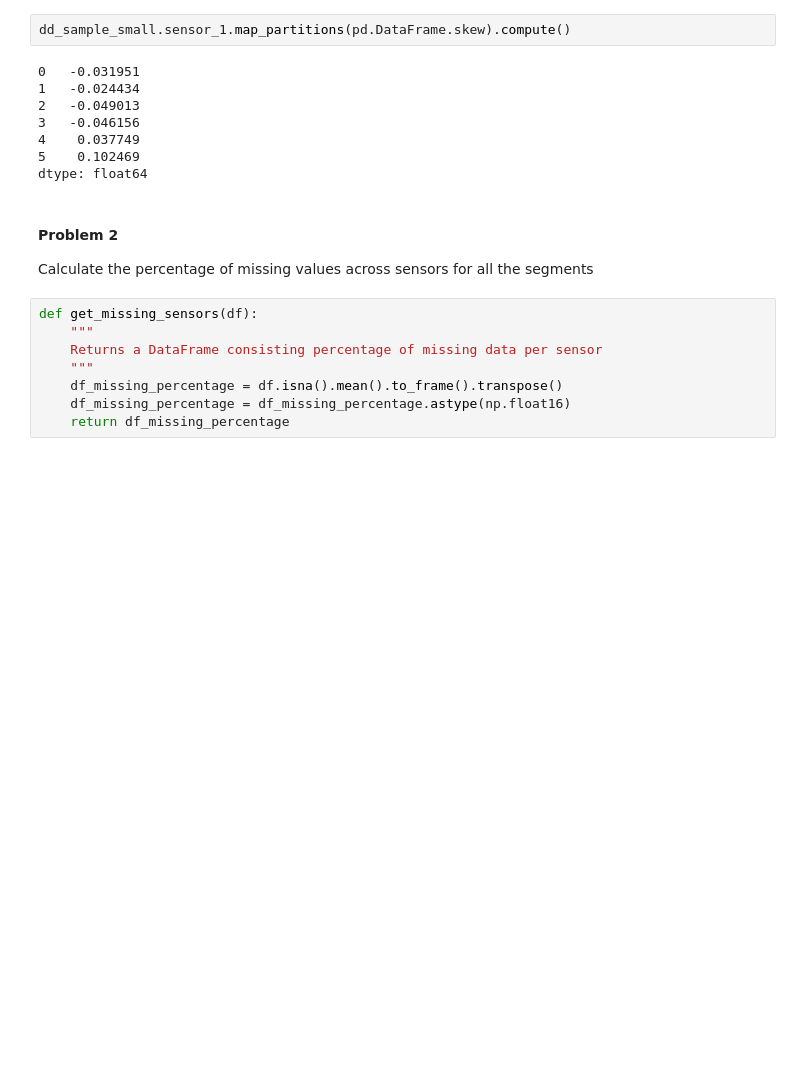
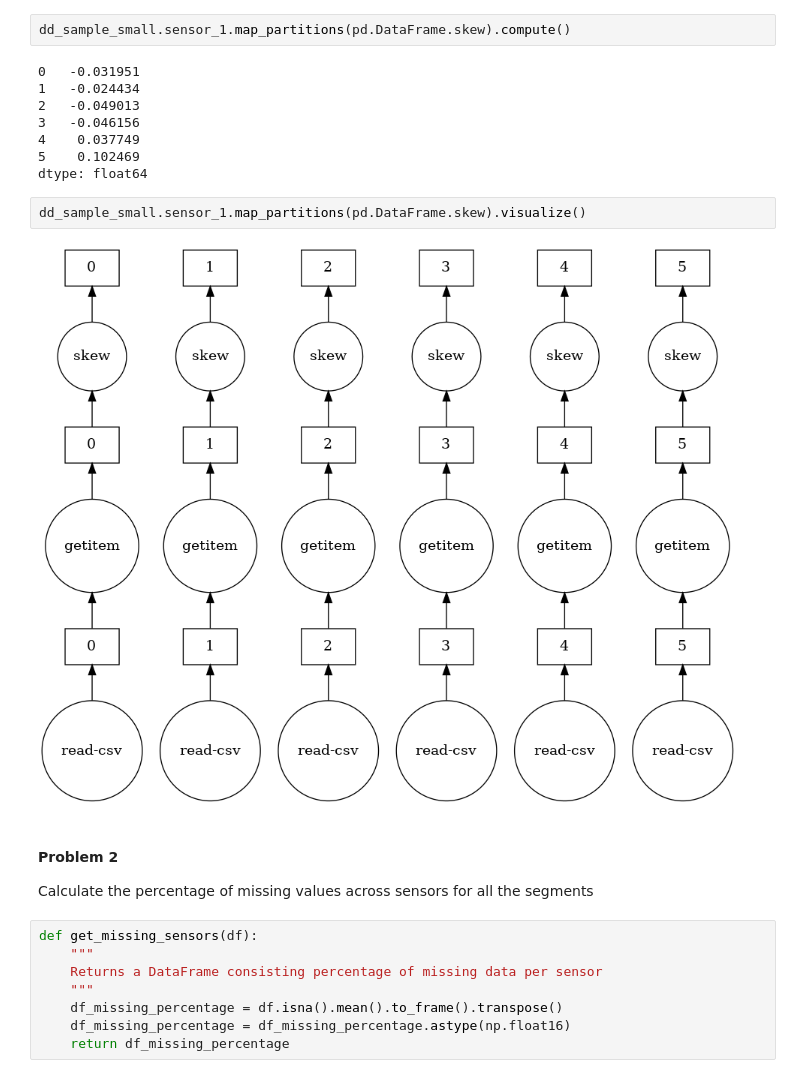
Before and after one commit to arnabbiswas1/dask_workshop, a Jupyter notebook: notebooks/1_dask_basics_using_dataframe.ipynb, the cells around one changed output. Drawn from its saved outputs; the diff is of its cells as text; blank space fills up the shorter version.

Commit message:
Further modification of the DataFrame & Array notebooks

```diff
--- a/notebooks/1_dask_basics_using_dataframe.ipynb
+++ b/notebooks/1_dask_basics_using_dataframe.ipynb
@@ -305,6 +321,10 @@ dd_sample_small.sensor_1.map_partitions(pd.DataFrame.skew).compute()
 4    0.037749
 5    0.102469
 dtype: float64
+# %%
+dd_sample_small.sensor_1.map_partitions(pd.DataFrame.skew).visualize()
+# %% [output]
+[figure, added]
 # %% [markdown]
 #### Problem 2
 
```
Also changed, not shown: parts of 27 cells of this notebook, 3 other files.
